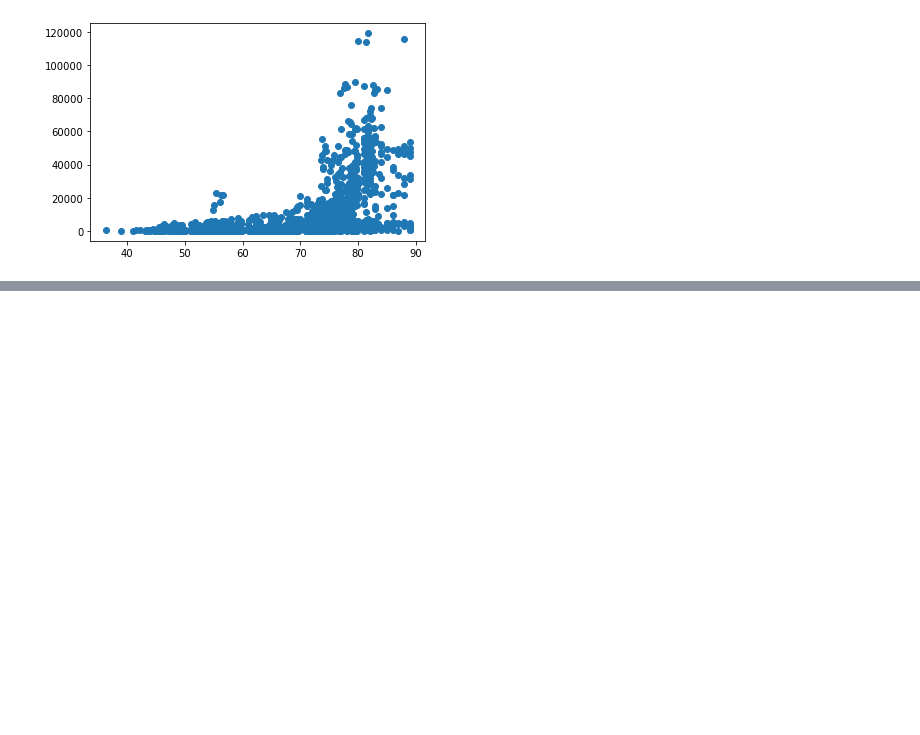
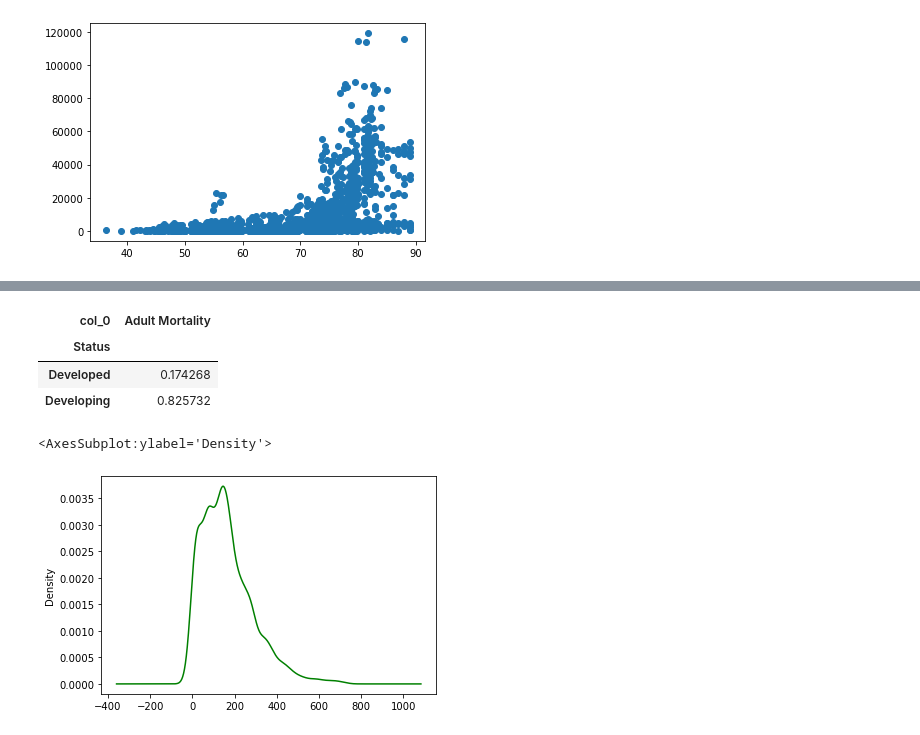
Before and after one commit to malakselimm/assignment-1, a Jupyter notebook: Assignment 1.ipynb, the cells around one changed output, grey strips where cells are left out. Saved outputs shown, nothing was run; the diff lists cells and outputs as text; code cells hidden in the pictures; blank space fills up the shorter version.

```diff
--- a/Assignment 1.ipynb
+++ b/Assignment 1.ipynb
@@ -461,0 +451,3 @@ plt.scatter(df['Life expectancy '],df['GDP'])
+# %%
+myfield1=df['Status']
+myfield2=df['Life expectancy ']
@@ -461,0 +493,3 @@ plt.scatter(df['Life expectancy '],df['GDP'])
+# %%
+mycrosstable1=pd.crosstab(myfield1,myfield3)
+mycrosstable1
@@ -461,0 +502,3 @@ plt.scatter(df['Life expectancy '],df['GDP'])
+# %%
+chival,pVal,df,exp=chi2_contingency(mycrosstable1)
+chival,pVal,df,exp
@@ -461,0 +523,17 @@ plt.scatter(df['Life expectancy '],df['GDP'])
+# %%
+
+my_crosstab1=pd.crosstab(index=df["Status"],columns=[  'Adult Mortality'],normalize=True)
+my_crosstab1
+# %% [output]
+| col_0 | Adult Mortality |
+| Status |  |
+| Developed | 0.174268 |
+| Developing | 0.825732 |
+# %%
+import pandas as pd
+import seaborn as sns
+import matplotlib.pyplot as plt
+df[ 'Adult Mortality'].plot.density(color="green")
+# %% [output]
+<AxesSubplot:ylabel='Density'>
+[figure, added]
```
Also changed, not shown: parts of 33 cells of this notebook.
